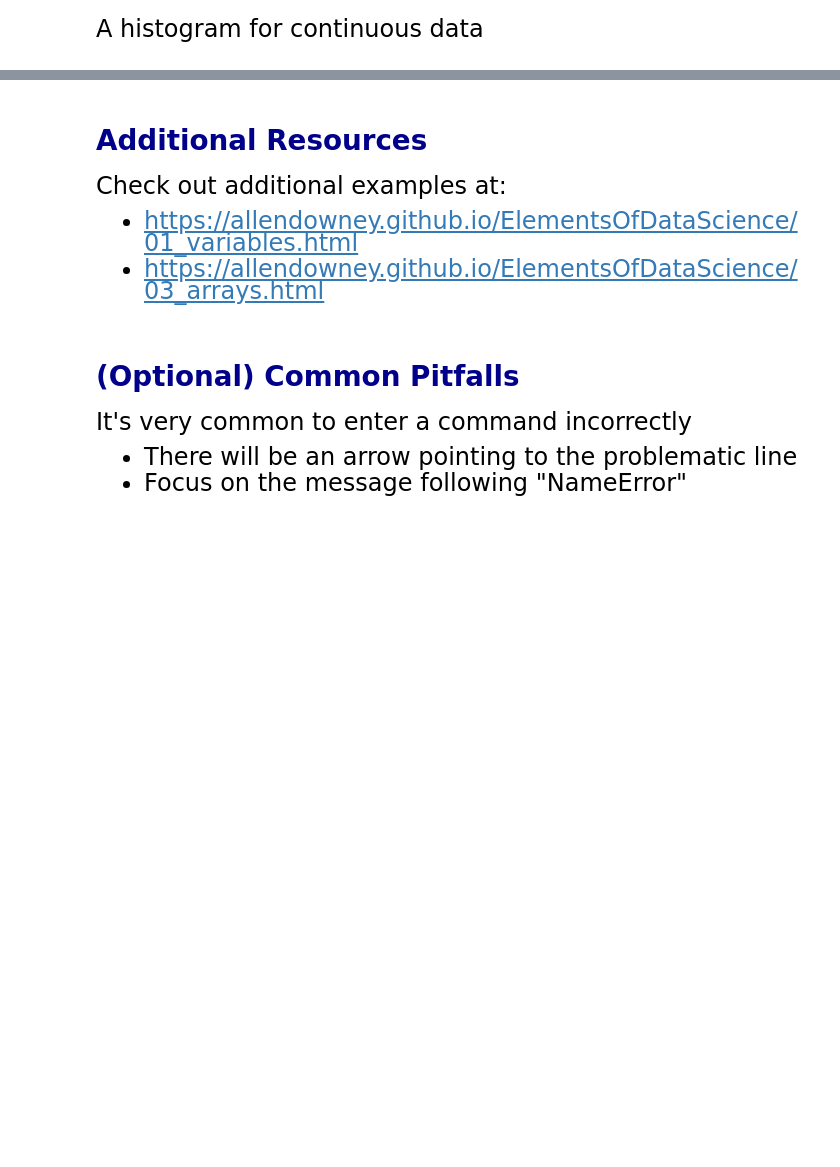
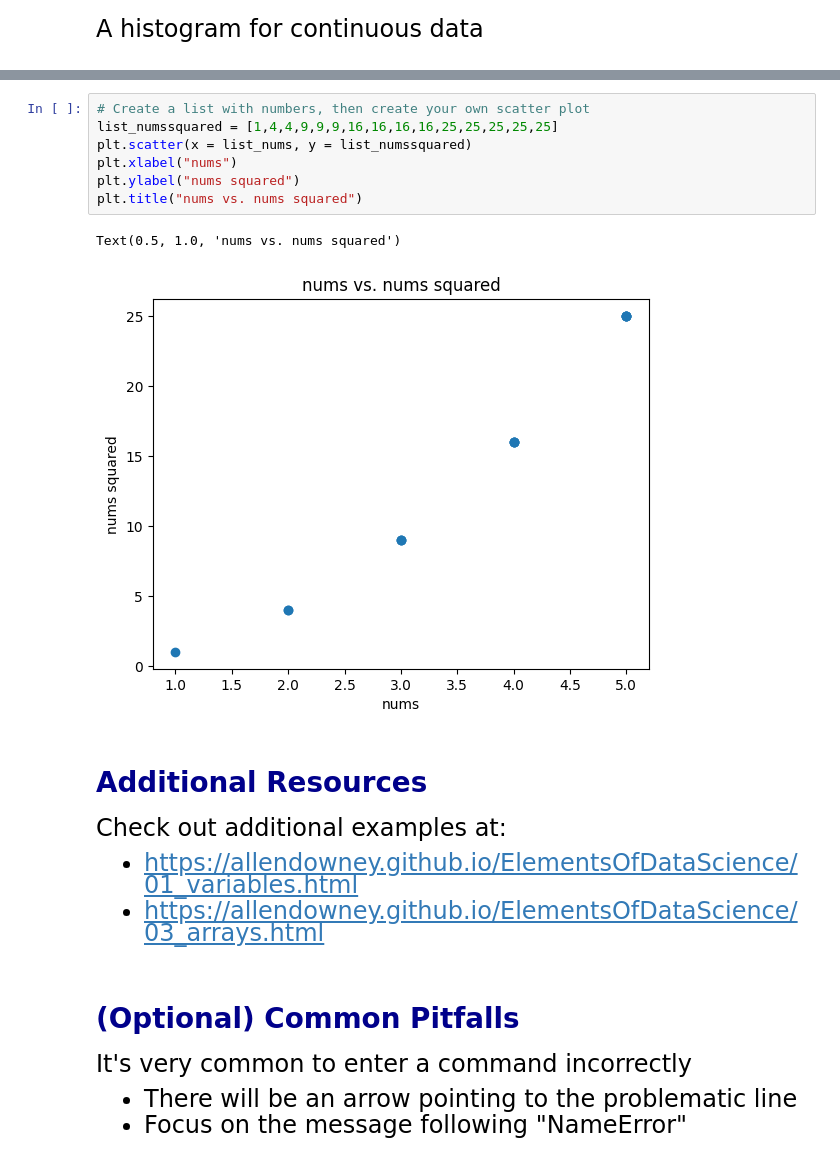
Before and after one commit to isabelcohen/emoryqtm151, a Jupyter notebook: Lecture 02/Lecture 2 (personal notes).ipynb, the cells around one changed output, grey strips where cells are left out. Drawn from its saved outputs; the diff is of its cells as text; blank space fills up the shorter version.

```diff
--- a/Lecture 02/Lecture 2 (personal notes).ipynb
+++ b/Lecture 02/Lecture 2 (personal notes).ipynb
@@ -192,3 +213,13 @@ plt.scatter(x = list_numbers, y = list_numbers_sqr)
+# %%
+# Create a list with numbers, then create your own scatter plot
+list_numssquared = [1,4,4,9,9,9,16,16,16,16,25,25,25,25,25]
+plt.scatter(x = list_nums, y = list_numssquared)
+plt.xlabel("nums")
+plt.ylabel("nums squared")
+plt.title("nums vs. nums squared")
+# %% [output]
+Text(0.5, 1.0, 'nums vs. nums squared')
+[figure, added]
 # %% [markdown]
 # <span style="color:darkblue"> Additional Resources </span>
 
```
Also changed, not shown: parts of 7 cells of this notebook.
